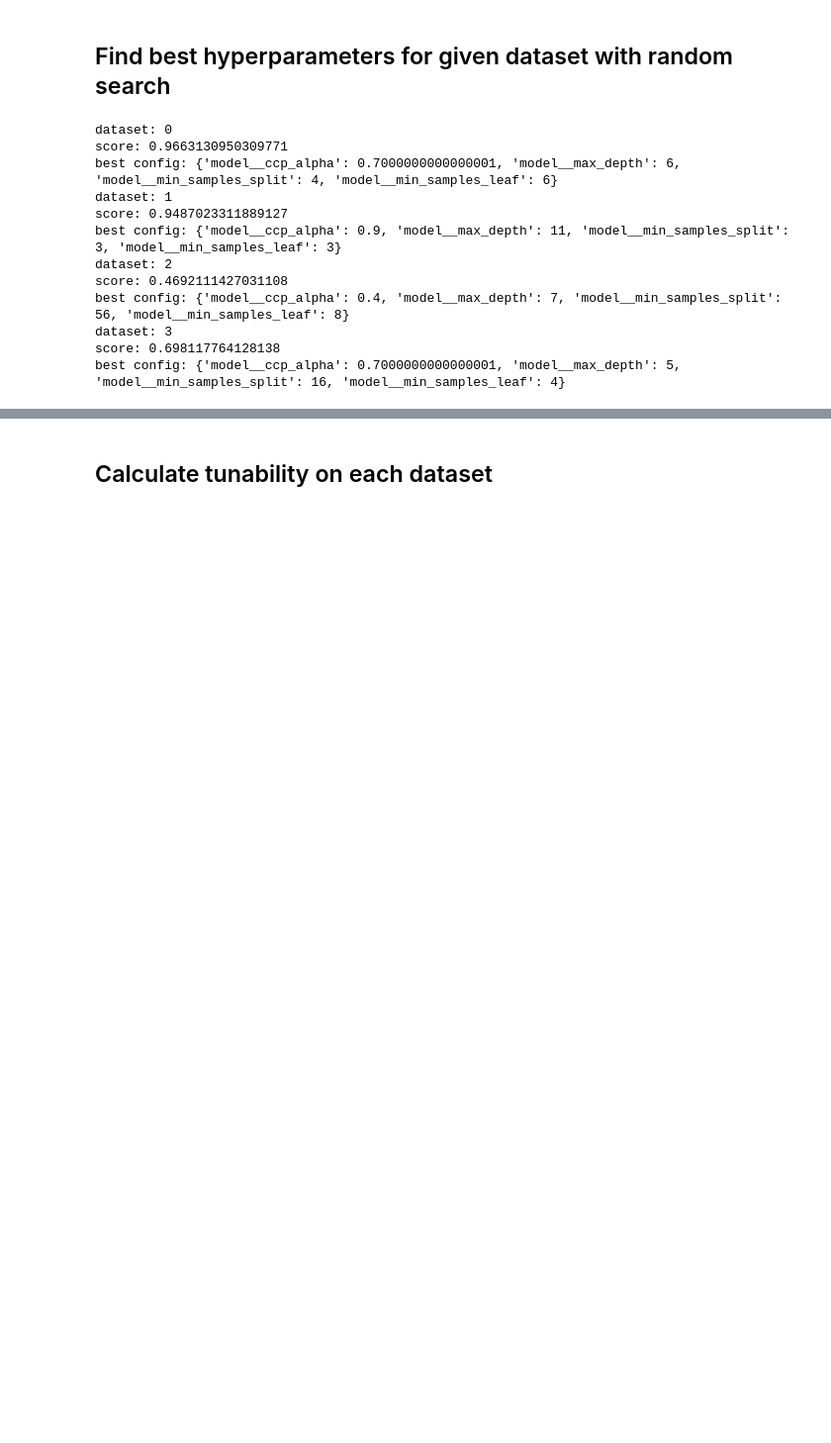
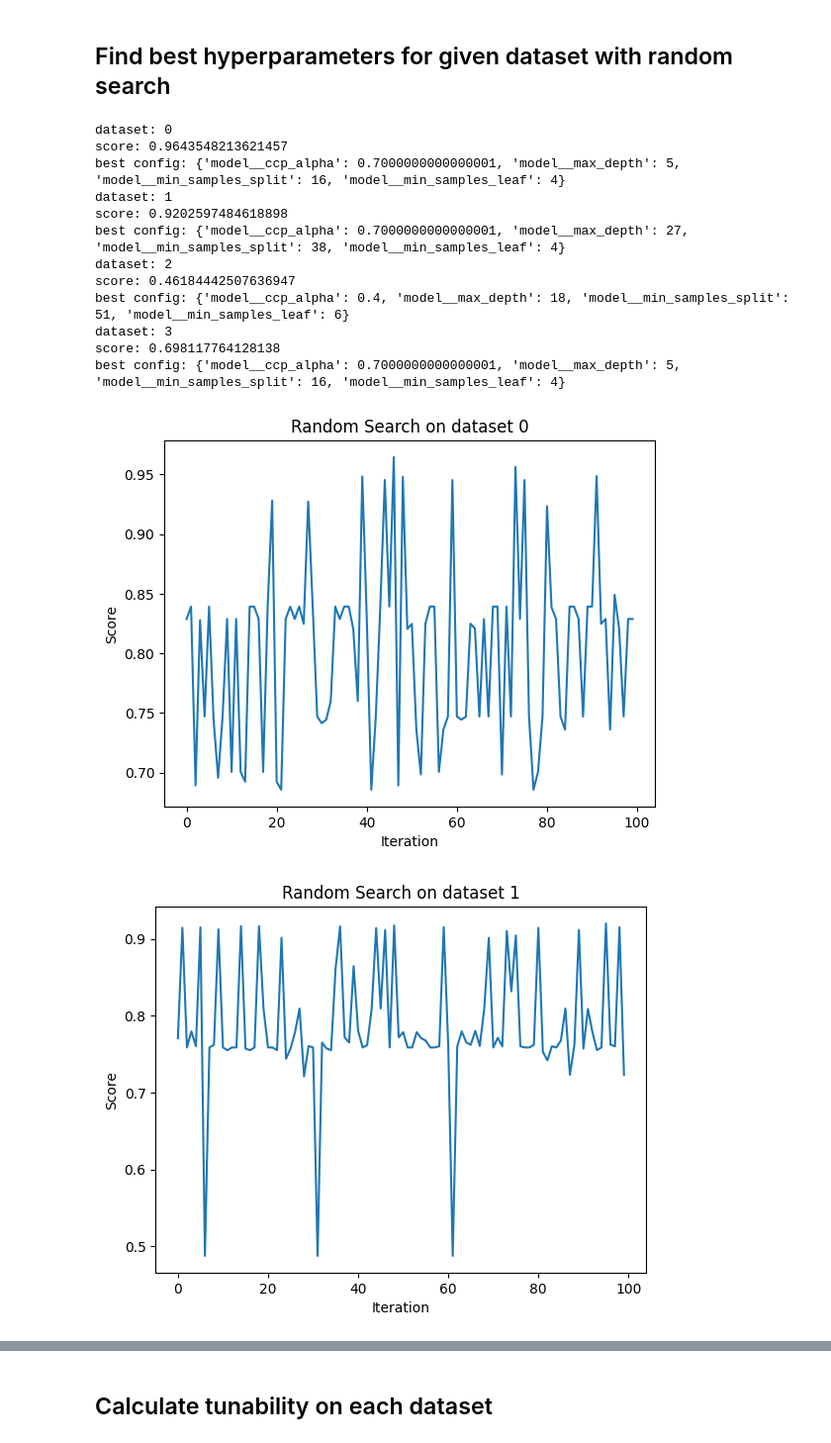
Before and after one commit to CJ4n/AutoML_HM1, a Jupyter notebook: solution.ipynb, the cells around one changed output, grey strips where cells are left out. Shown at 99% size. Cells and saved outputs as stored; diff of their text form; code cells hidden in the pictures; blank space fills up the shorter version.

```diff
--- a/solution.ipynb
+++ b/solution.ipynb
@@ -382,22 +227,40 @@ Optimal decision tree score on dataset : 0.6736408842842314
 ## Find best hyperparameters for given dataset with random search
 # %%
 # find tate^(j)*
-best_configs_for_each_dataset = find_best_configs_in_search_space_with_random_search(
+(
+    best_configs_for_each_dataset,
+    list_iteration_scores,
+) = find_best_configs_in_search_space_with_random_search(
     pipeline=get_decision_tree_pipeline(),
     config_space=get_configuration_grid_decision_tree(),
     train_datasets=get_train_datasets(),
     test_datasets=get_test_datasets(),
 )
+for i, iteration_scores in enumerate(list_iteration_scores):
+    dump_scores_to_csv(
+        iteration_scores,
+        f"output_data/decision_tree/random_search_iteration_scores_dataset_{i}.csv",
+    )
 # %% [output]
 dataset: 0
-score: 0.9663130950309771
-best config: {'model__ccp_alpha': 0.7000000000000001, 'model__max_depth': 6, 'model__min_samples_split': 4, 'model__min_samples_leaf': 6}
+score: 0.9643548213621457
+best config: {'model__ccp_alpha': 0.7000000000000001, 'model__max_depth': 5, 'model__min_samples_split': 16, 'model__min_samples_leaf': 4}
 dataset: 1
-score: 0.9487023311889127
-best config: {'model__ccp_alpha': 0.9, 'model__max_depth': 11, 'model__min_samples_split': 3, 'model__min_samples_leaf': 3}
+score: 0.9202597484618898
+best config: {'model__ccp_alpha': 0.7000000000000001, 'model__max_depth': 27, 'model__min_samples_split': 38, 'model__min_samples_leaf': 4}
 dataset: 2
-score: 0.4692111427031108
-best config: {'model__ccp_alpha': 0.4, 'model__max_depth': 7, 'model__min_samples_split': 56, 'model__min_samples_leaf': 8}
+score: 0.46184442507636947
+best config: {'model__ccp_alpha': 0.4, 'model__max_depth': 18, 'model__min_samples_split': 51, 'model__min_samples_leaf': 6}
 dataset: 3
 score: 0.698117764128138
 best config: {'model__ccp_alpha': 0.7000000000000001, 'model__max_depth': 5, 'model__min_samples_split': 16, 'model__min_samples_leaf': 4}
+# %%
+for i, iteration_scores in enumerate(list_iteration_scores):
+    plt.plot(iteration_scores)
+    plt.xlabel("Iteration")
+    plt.ylabel("Score")
+    plt.title(f"Random Search on dataset {i}")
+    plt.show()
+# %% [output]
+[figure, added]
+[figure, added]
```
Also changed, not shown: parts of 36 cells of this notebook, 17 other files.
